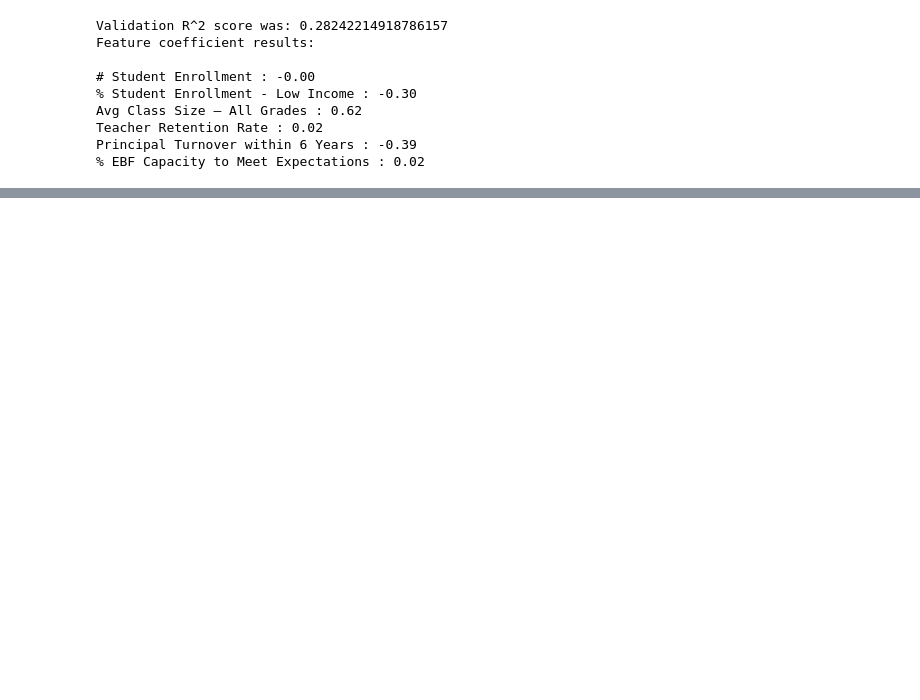
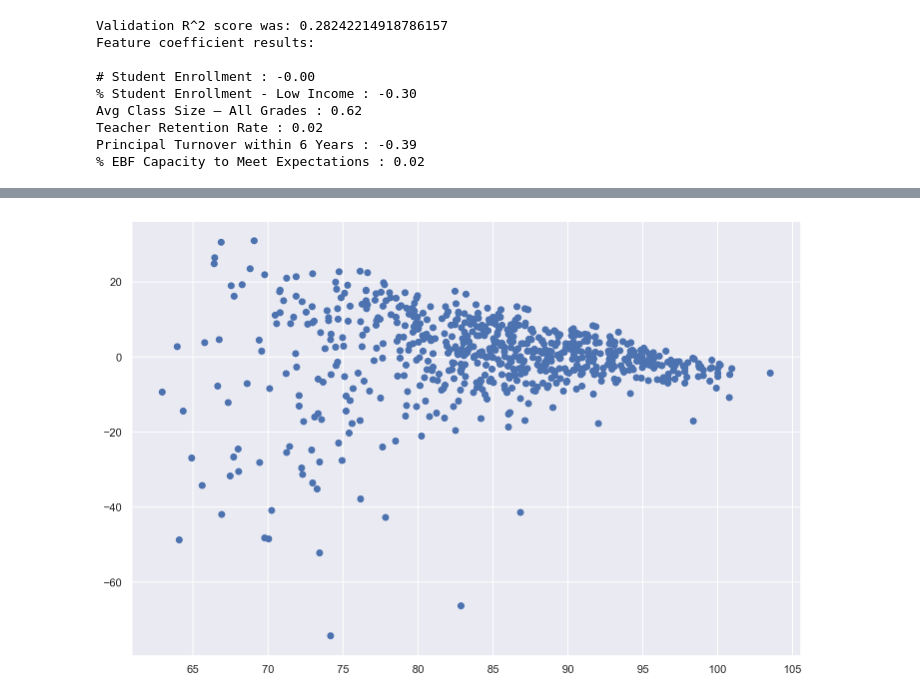
Before and after one commit to willyraedy/Ill_Edu, a Jupyter notebook: notebooks/dataGathering.ipynb, the cells around one changed output, grey strips where cells are left out. Drawn from its saved outputs; the diff is of its cells as text; code cells hidden in the pictures; blank space fills up the shorter version.

```diff
--- a/notebooks/dataGathering.ipynb
+++ b/notebooks/dataGathering.ipynb
@@ -492,2 +489,7 @@ Index(['# student enrollment', '% student enrollment - low income',
 # %%
 new_columns = ['enrollment', 'low_inc_perc', 'avg_class_size', 'teach_retention', 'princ_turnover', 'ebf_capacity', 'grad_rate']
+# %%
+plt.figure(figsize=(12,8))
+plt.scatter(fit1.predict(), fit1.resid);
+# %% [output]
+[figure, added]
```
Also changed, not shown: parts of 10 cells of this notebook.
